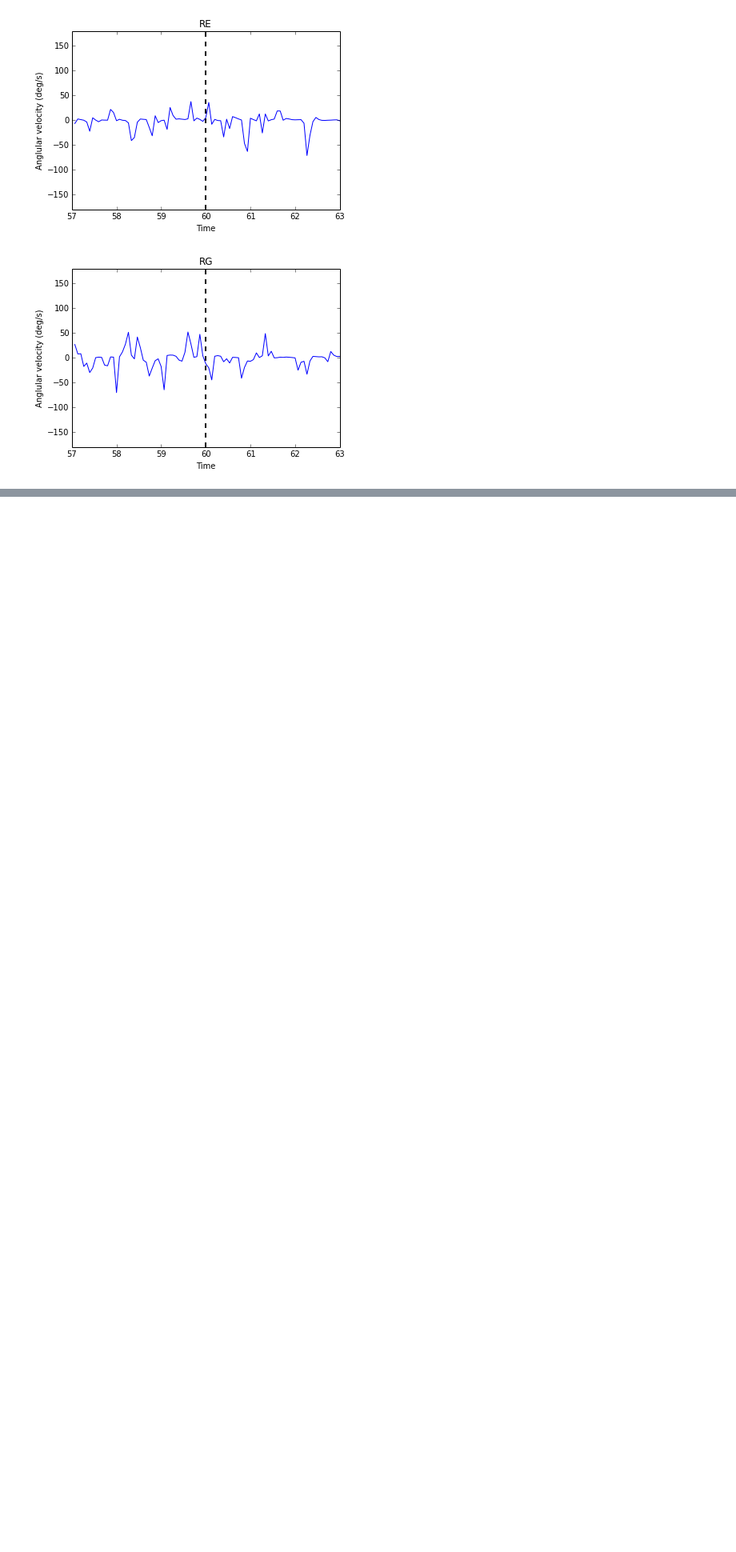
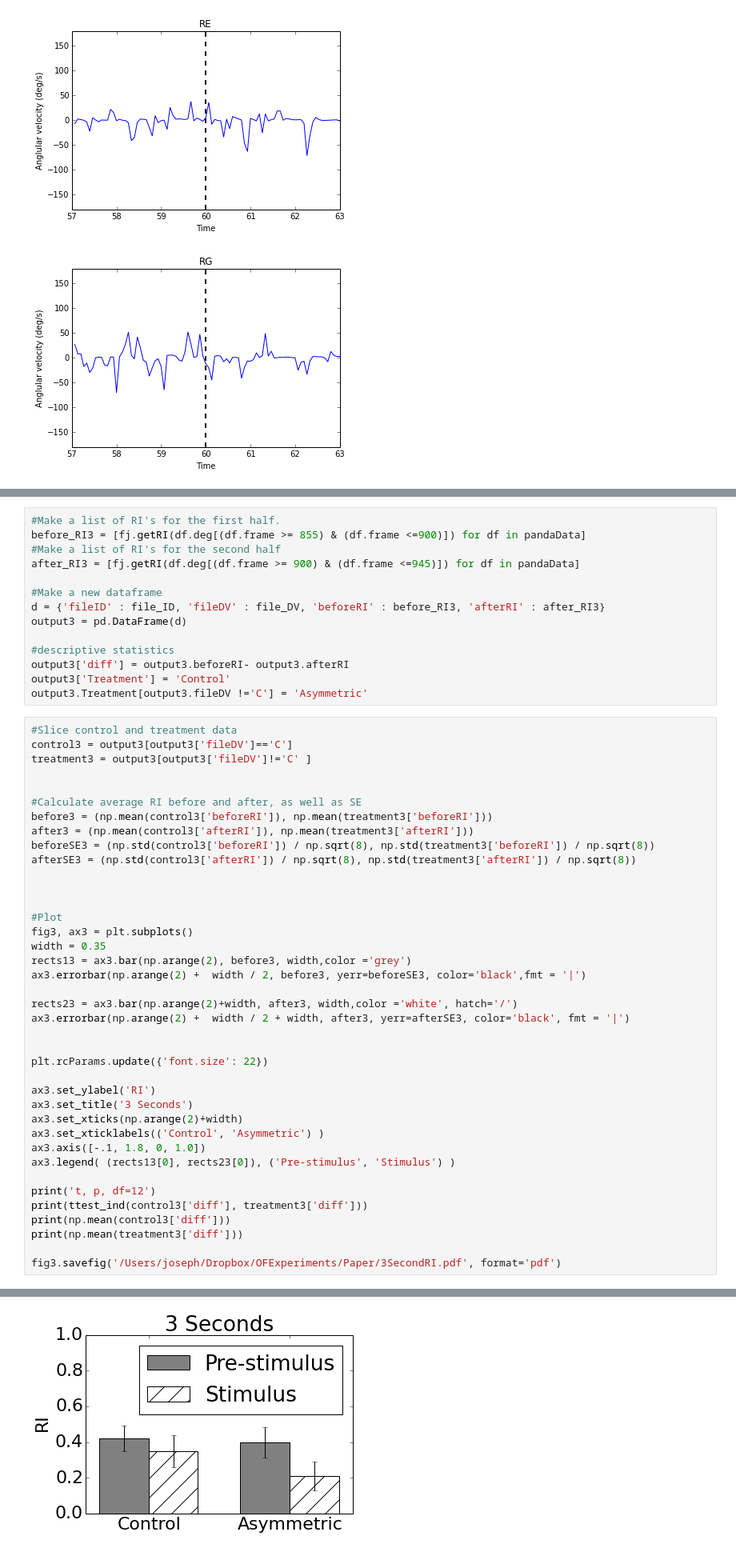
Before and after one commit to jbakcoleman/OpticFlowAnalysis, a Jupyter notebook: AsymetryAnalysis.ipynb, the cells around one changed output, grey strips where cells are left out. Shown: that part at 80% size. Cells and saved outputs as stored; diff of their text form; blank space fills up the shorter version.

```diff
--- a/AsymetryAnalysis.ipynb
+++ b/AsymetryAnalysis.ipynb
@@ -160,0 +224,54 @@ for idx,Ang in enumerate(AngVels):
+# %%
+#Make a list of RI's for the first half.
+before_RI3 = [fj.getRI(df.deg[(df.frame >= 855) & (df.frame <=900)]) for df in pandaData]
+#Make a list of RI's for the second half
+after_RI3 = [fj.getRI(df.deg[(df.frame >= 900) & (df.frame <=945)]) for df in pandaData]
+
+#Make a new dataframe
+d = {'fileID' : file_ID, 'fileDV' : file_DV, 'beforeRI' : before_RI3, 'afterRI' : after_RI3}
+output3 = pd.DataFrame(d)
+
+#descriptive statistics
+output3['diff'] = output3.beforeRI- output3.afterRI
+output3['Treatment'] = 'Control'
+output3.Treatment[output3.fileDV !='C'] = 'Asymmetric'
+# %%
+#Slice control and treatment data
+control3 = output3[output3['fileDV']=='C']
+treatment3 = output3[output3['fileDV']!='C' ]
+
+
+#Calculate average RI before and after, as well as SE
+before3 = (np.mean(control3['beforeRI']), np.mean(treatment3['beforeRI']))
+after3 = (np.mean(control3['afterRI']), np.mean(treatment3['afterRI']))
+beforeSE3 = (np.std(control3['beforeRI']) / np.sqrt(8), np.std(treatment3['beforeRI']) / np.sqrt(8))
+afterSE3 = (np.std(control3['afterRI']) / np.sqrt(8), np.std(treatment3['afterRI']) / np.sqrt(8))
+
+
+
+#Plot
+fig3, ax3 = plt.subplots()
+width = 0.35
+rects13 = ax3.bar(np.arange(2), before3, width,color ='grey')
+ax3.errorbar(np.arange(2) +  width / 2, before3, yerr=beforeSE3, color='black',fmt = '|')
+
+rects23 = ax3.bar(np.arange(2)+width, after3, width,color ='white', hatch='/')
+ax3.errorbar(np.arange(2) +  width / 2 + width, after3, yerr=afterSE3, color='black', fmt = '|')
+
+
+plt.rcParams.update({'font.size': 22})
+
+ax3.set_ylabel('RI')
+ax3.set_title('3 Seconds')
+ax3.set_xticks(np.arange(2)+width)
+ax3.set_xticklabels(('Control', 'Asymmetric') )
+ax3.axis([-.1, 1.8, 0, 1.0])
+ax3.legend( (rects13[0], rects23[0]), ('Pre-stimulus', 'Stimulus') )
+
+print('t, p, df=12')
+print(ttest_ind(control3['diff'], treatment3['diff']))
+print(np.mean(control3['diff']))
+print(np.mean(treatment3['diff']))
+
+fig3.savefig('/Users/joseph/Dropbox/OFExperiments/Paper/3SecondRI.pdf', format='pdf')
+# %% [output]
@@ -160,0 +282 @@ for idx,Ang in enumerate(AngVels):
+[figure, added]
```
Also changed, not shown: parts of 9 cells of this notebook.
